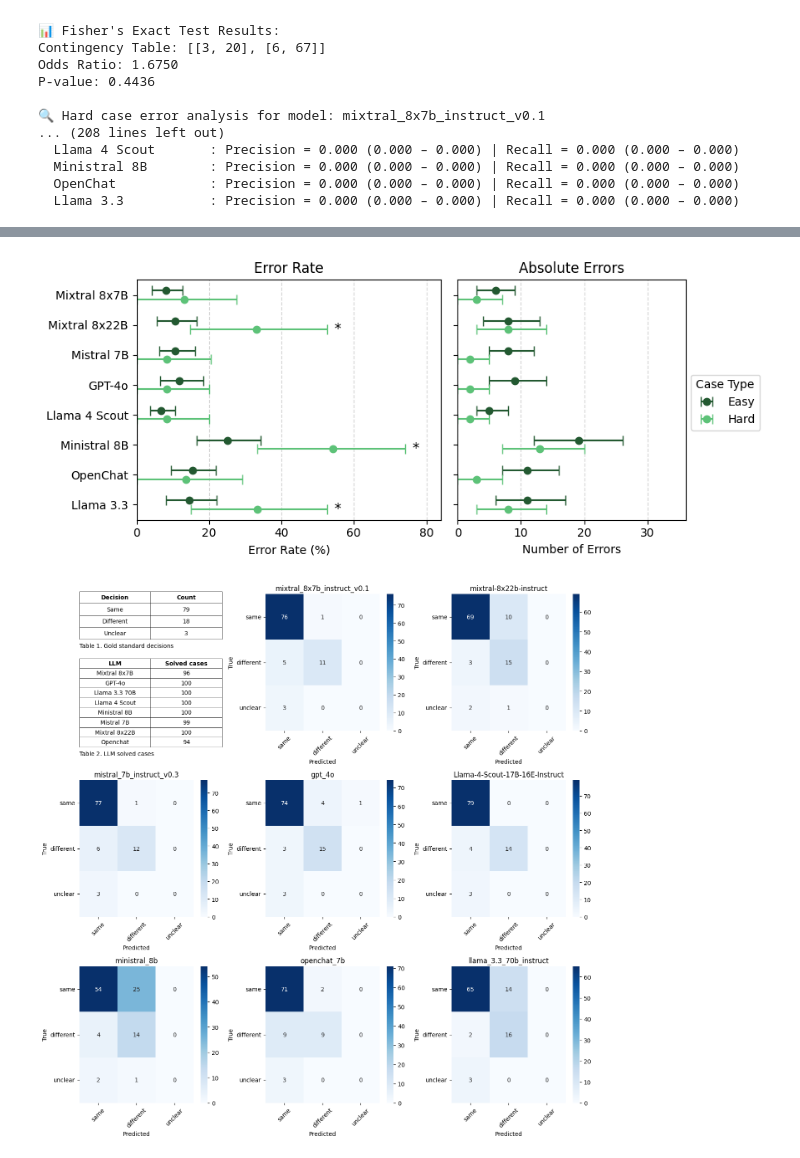
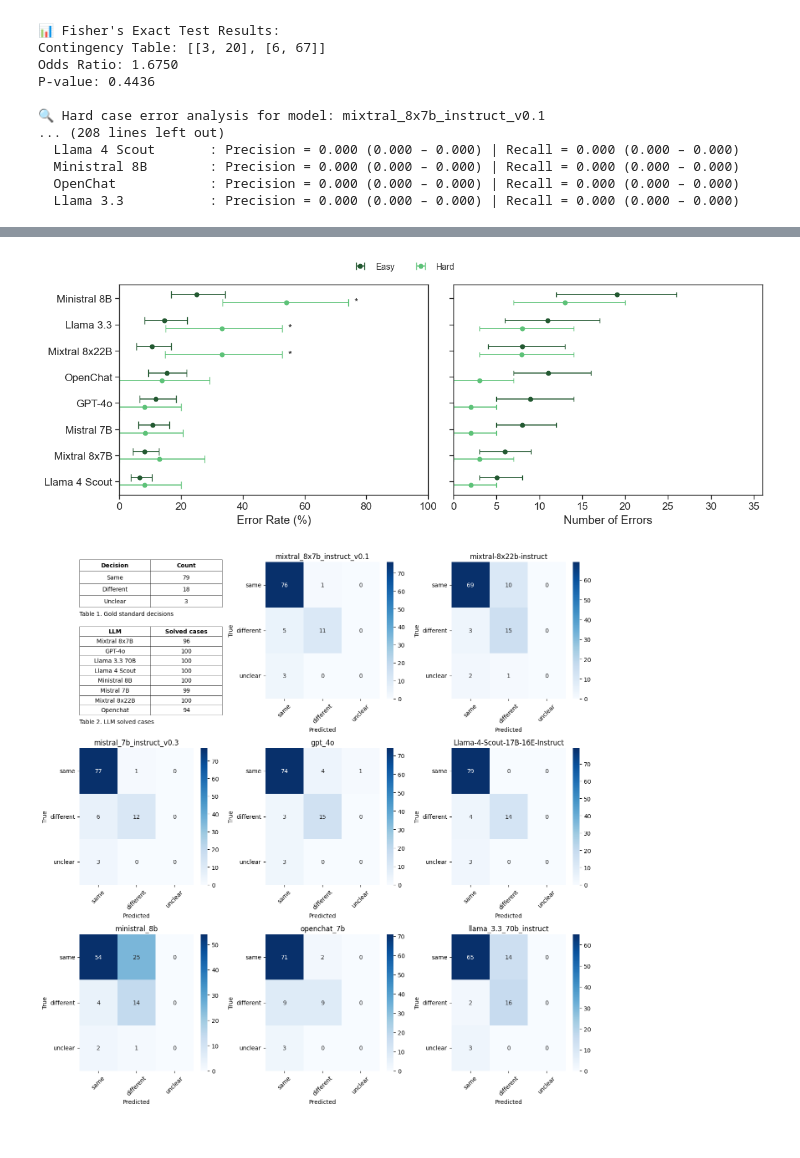
Before and after one commit to inab/software-id-benchmark, a Jupyter notebook: scripts/model_evaluation.ipynb, the cells around one changed output, grey strips where cells are left out. Saved outputs shown, nothing was run; the diff lists cells and outputs as text; code cells hidden in the pictures.

Commit message:
updated plots style

```diff
--- a/scripts/model_evaluation.ipynb
+++ b/scripts/model_evaluation.ipynb
@@ -640,15 +651,22 @@ def plot_error_rate_and_counts(df, title="", figsize=(14, 6), filename="error_ra
 
     # Define and lock model order
     model_order = [
-        "Mixtral 8x7B", "Mixtral 8x22B", "Mistral 7B", "GPT-4o",
-        "Llama 4 Scout", "Ministral 8B", "OpenChat", "Llama 3.3"
+        "Ministral 8B",
+        "Llama 3.3",
+        "Mixtral 8x22B",
+        "OpenChat",
+        "GPT-4o",
+        "Mistral 7B",
+        "Mixtral 8x7B",
+        "Llama 4 Scout",
     ]
+
     df = df.set_index("model").loc[model_order].reset_index()
 
     y = np.arange(len(model_order))
     offset = 0.15
 
-    fig, (ax1, ax2) = plt.subplots(1, 2, figsize=figsize, gridspec_kw={'width_ratios': [2, 1.5]})
+    fig, (ax1, ax2) = plt.subplots(1, 2, figsize=figsize, gridspec_kw={'width_ratios': [2, 2]})
 
     # === Plot 1: Error Rates ===
     easy_mean = df["easy_error_rate"]
@@ -671,23 +689,21 @@ def plot_error_rate_and_counts(df, title="", figsize=(14, 6), filename="error_ra
     ax1.set_yticks(y)
     ax1.set_yticklabels(model_order)
     ax1.set_xlabel("Error Rate (%)")
-    ax1.set_xlim(0, max(df["hard_error_rate_upper"].max(), df["easy_error_rate_upper"].max()) + 10)
-    ax1.set_title("Error Rate")
+    ax1.set_xlim(0, 100)
     ax1.invert_yaxis()
-    ax1.grid(axis='x', linestyle='--', alpha=0.5)
 
     # === Plot 2: Absolute Errors ===
     easy_errs = df["easy_errors"]
     easy_errs_low = easy_errs - df["easy_errors_lower"]
     easy_errs_high = df["easy_errors_upper"] - easy_errs
     ax2.errorbar(easy_errs, y - offset, xerr=[easy_errs_low, easy_errs_high],
-                 fmt='o', color='#235931', capsize=4)
+                 fmt='o', color='#235931', capsize=3)
 
     hard_errs = df["hard_errors"]
     hard_errs_low = hard_errs - df["hard_errors_lower"]
     hard_errs_high = df["hard_errors_upper"] - hard_errs
     ax2.errorbar(hard_errs, y + offset, xerr=[hard_errs_low, hard_errs_high],
-                 fmt='o', color='#5dc278', capsize=4)
+                 fmt='o', color='#5dc278', capsize=3)
 
 
 
@@ -695,13 +711,12 @@ def plot_error_rate_and_counts(df, title="", figsize=(14, 6), filename="error_ra
     ax2.set_yticklabels([])  # avoid repetition
     ax2.set_xlabel("Number of Errors")
     ax2.set_xlim(0, max(df["hard_errors_upper"].max(), df["easy_errors_upper"].max()) + 10)
-    ax2.set_title("Absolute Errors")
     ax2.invert_yaxis()
-    ax2.grid(axis='x', linestyle='--', alpha=0.5)
 
-    fig.legend(title="Case Type", labels=["Easy", "Hard"],
-               loc='center left', bbox_to_anchor=(0.98, 0.5),
-               fontsize=10, title_fontsize=10)
+    fig.legend(title="", labels=["Easy", "Hard"],
+               loc='upper center', bbox_to_anchor=(0.5, 1.02),
+               fontsize=10, title_fontsize=10, frameon=False, ncol=2)
+
 
     plt.suptitle(title)
     plt.tight_layout()
@@ -711,9 +726,9 @@ def plot_error_rate_and_counts(df, title="", figsize=(14, 6), filename="error_ra
     plt.savefig(f"../figures/{filename}.png", dpi=300, bbox_inches='tight')
     plt.show()
 # %%
-plot_error_rate_and_counts(df_results, figsize=(8, 4), filename='error_rate_and_counts')
+plot_error_rate_and_counts(df_results, figsize=(12, 4.5), filename='error_rate_and_counts')
 # %% [output]
-[figure, old version]
+[figure, new version]
 # %%
 labels = ["same", "different", "unclear"]
 n_models = len(confusion_matrices.keys())
```
Also changed, not shown: parts of 5 cells of this notebook, 4 other files.
